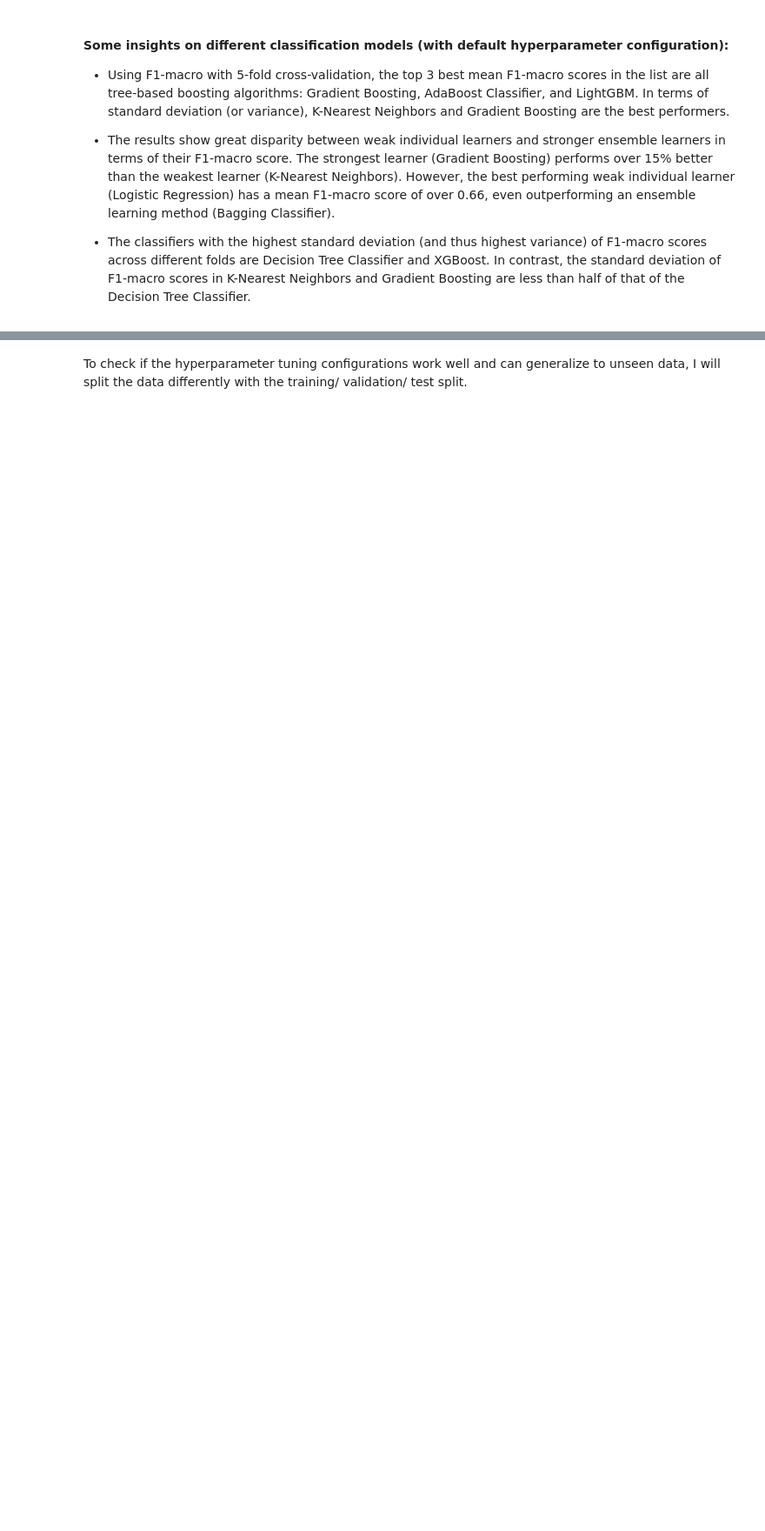
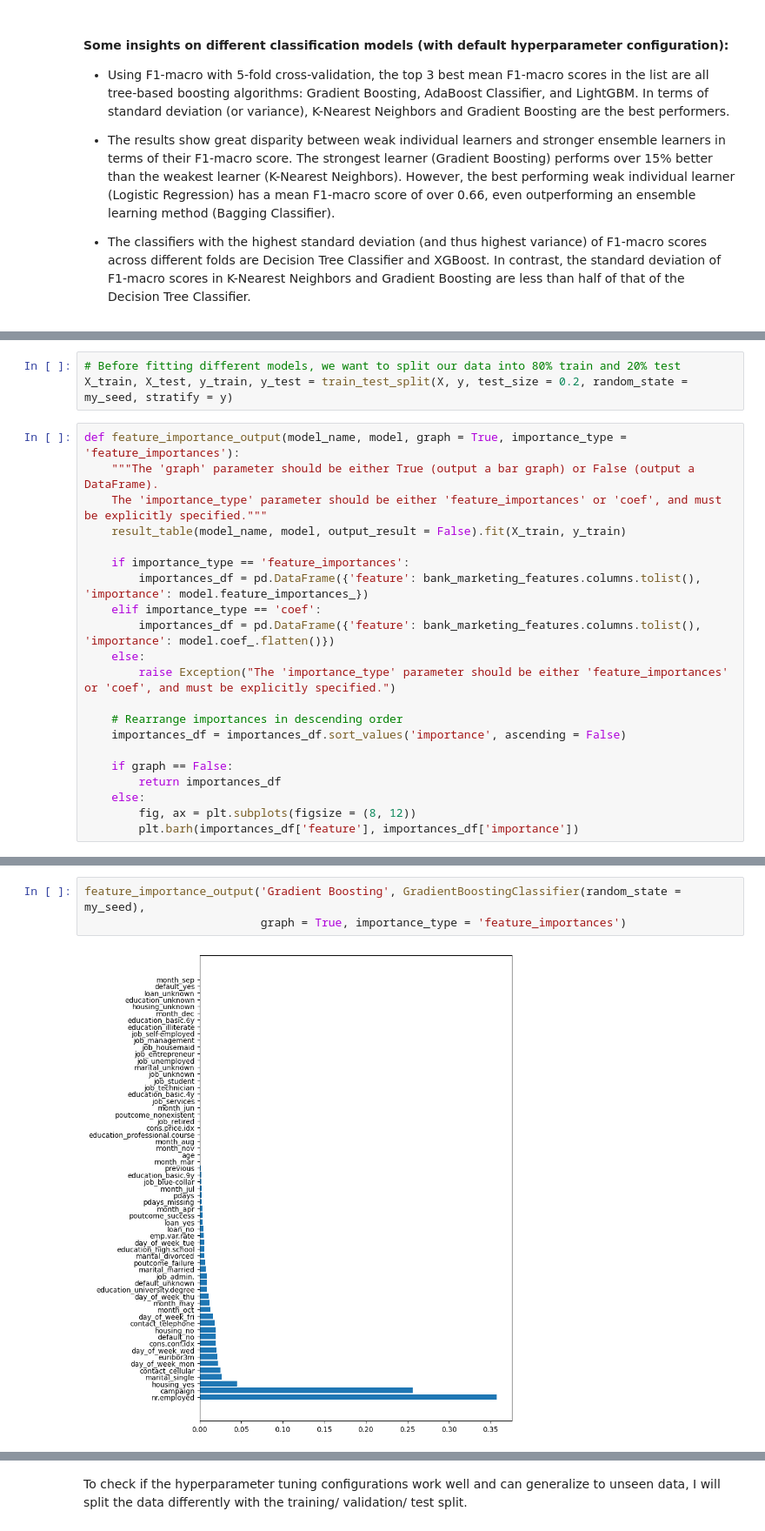
Before and after one commit to thaianle/bank-marketing, a Jupyter notebook: bank-marketing.ipynb, the cells around one changed output, grey strips where cells are left out. Shown at 87% size. Drawn from its saved outputs; the diff is of its cells as text; blank space fills up the shorter version.

Commit message:
Add plots of feature importances

```diff
--- a/bank-marketing.ipynb
+++ b/bank-marketing.ipynb
@@ -1033,0 +1045,24 @@ entire_results
+# %%
+# Before fitting different models, we want to split our data into 80% train and 20% test
+X_train, X_test, y_train, y_test = train_test_split(X, y, test_size = 0.2, random_state = my_seed, stratify = y)
+# %%
+def feature_importance_output(model_name, model, graph = True, importance_type = 'feature_importances'):
+    """The 'graph' parameter should be either True (output a bar graph) or False (output a DataFrame).
+    The 'importance_type' parameter should be either 'feature_importances' or 'coef', and must be explicitly specified."""
+    result_table(model_name, model, output_result = False).fit(X_train, y_train)
+
+    if importance_type == 'feature_importances':
+        importances_df = pd.DataFrame({'feature': bank_marketing_features.columns.tolist(), 'importance': model.feature_importances_})
+    elif importance_type == 'coef':
+        importances_df = pd.DataFrame({'feature': bank_marketing_features.columns.tolist(), 'importance': model.coef_.flatten()})
+    else:
+        raise Exception("The 'importance_type' parameter should be either 'feature_importances' or 'coef', and must be explicitly specified.")
+
+    # Rearrange importances in descending order
+    importances_df = importances_df.sort_values('importance', ascending = False)
+
+    if graph == False:
+        return importances_df
+    else:
+        fig, ax = plt.subplots(figsize = (8, 12))
+        plt.barh(importances_df['feature'], importances_df['importance'])
@@ -1033,0 +1071,5 @@ entire_results
+# %%
+feature_importance_output('Gradient Boosting', GradientBoostingClassifier(random_state = my_seed),
+                          graph = True, importance_type = 'feature_importances')
+# %% [output]
+[figure, added]
```
Also changed, not shown: parts of 19 cells of this notebook.
